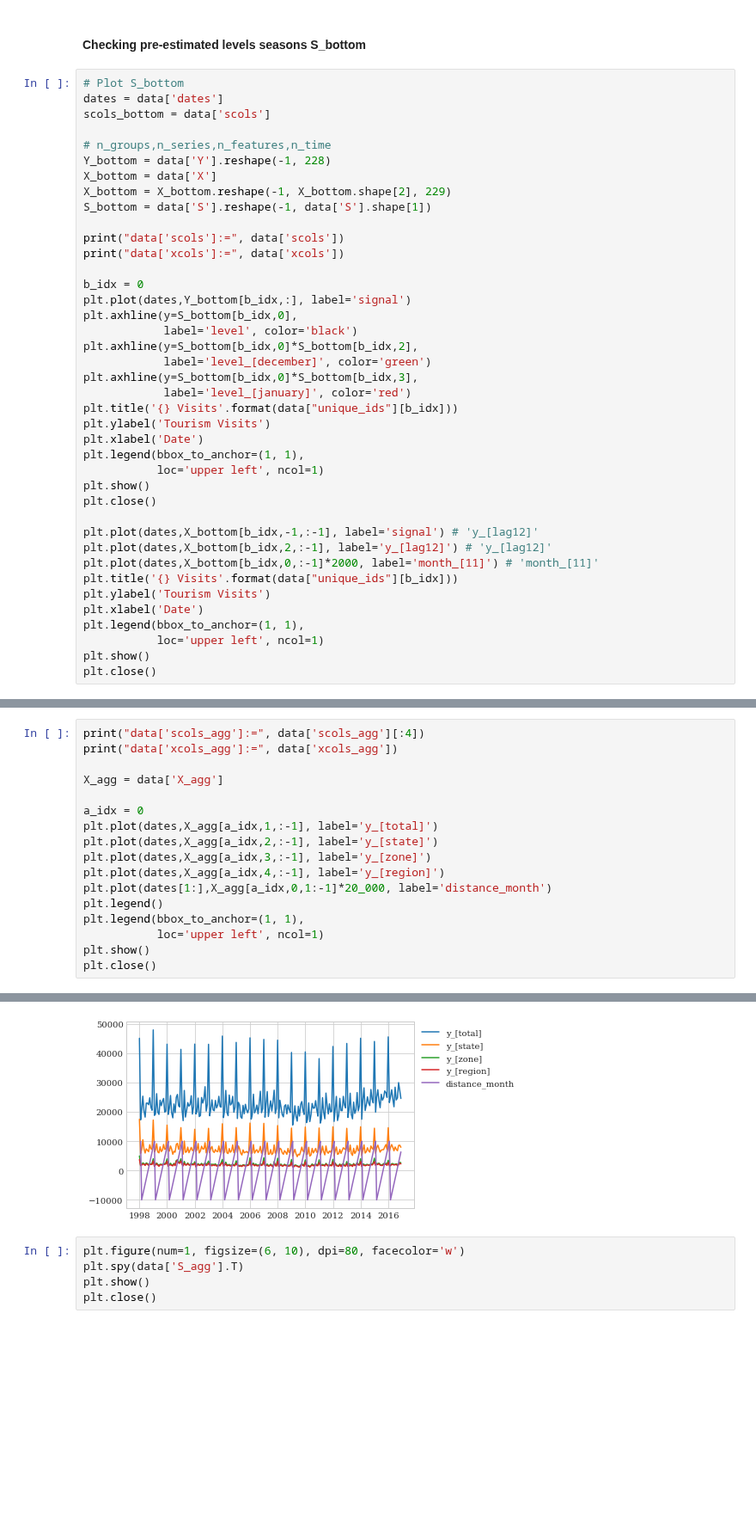
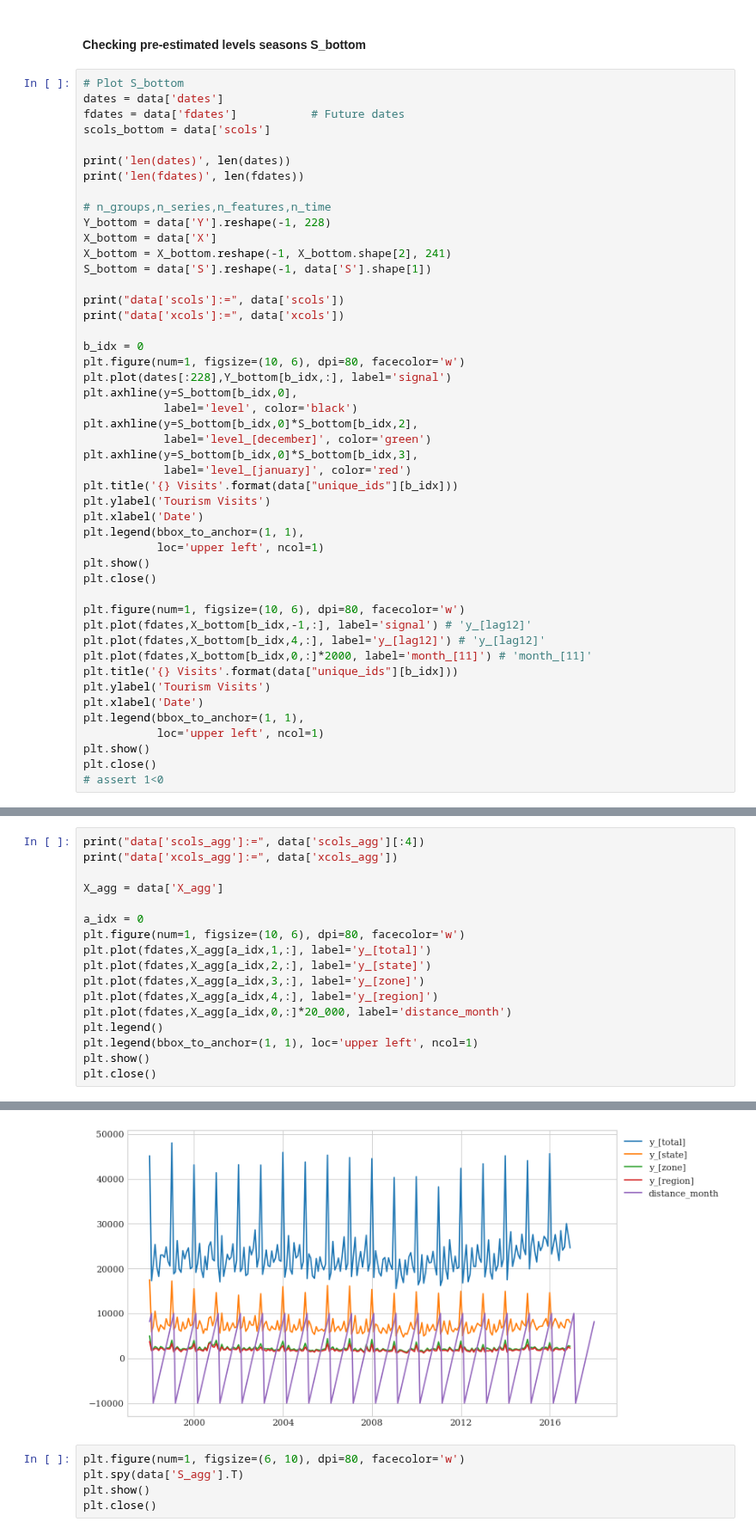
Before and after one commit to Nixtla/neuralforecast, a Jupyter notebook: nbs/data_datasets__tourismL.ipynb, the cells around one changed output, grey strips where cells are left out. Shown at 86% size. Cells and saved outputs as stored; diff of their text form; blank space fills up the shorter version.

```diff
--- a/nbs/data_datasets__tourismL.ipynb
+++ b/nbs/data_datasets__tourismL.ipynb
@@ -554,19 +578,24 @@ plt.close()
 # %%
 # Plot S_bottom
 dates = data['dates']
+fdates = data['fdates']           # Future dates
 scols_bottom = data['scols']
+
+print('len(dates)', len(dates))
+print('len(fdates)', len(fdates))
 
 # n_groups,n_series,n_features,n_time
 Y_bottom = data['Y'].reshape(-1, 228)
 X_bottom = data['X']
-X_bottom = X_bottom.reshape(-1, X_bottom.shape[2], 229)
+X_bottom = X_bottom.reshape(-1, X_bottom.shape[2], 241)
 S_bottom = data['S'].reshape(-1, data['S'].shape[1])
 
 print("data['scols']:=", data['scols'])
 print("data['xcols']:=", data['xcols'])
 
 b_idx = 0
-plt.plot(dates,Y_bottom[b_idx,:], label='signal')
+plt.figure(num=1, figsize=(10, 6), dpi=80, facecolor='w')
+plt.plot(dates[:228],Y_bottom[b_idx,:], label='signal')
 plt.axhline(y=S_bottom[b_idx,0],
             label='level', color='black')
 plt.axhline(y=S_bottom[b_idx,0]*S_bottom[b_idx,2],
@@ -581,9 +610,10 @@ plt.legend(bbox_to_anchor=(1, 1),
 plt.show()
 plt.close()
 
-plt.plot(dates,X_bottom[b_idx,-1,:-1], label='signal') # 'y_[lag12]'
-plt.plot(dates,X_bottom[b_idx,2,:-1], label='y_[lag12]') # 'y_[lag12]'
-plt.plot(dates,X_bottom[b_idx,0,:-1]*2000, label='month_[11]') # 'month_[11]'
+plt.figure(num=1, figsize=(10, 6), dpi=80, facecolor='w')
+plt.plot(fdates,X_bottom[b_idx,-1,:], label='signal') # 'y_[lag12]'
+plt.plot(fdates,X_bottom[b_idx,4,:], label='y_[lag12]') # 'y_[lag12]'
+plt.plot(fdates,X_bottom[b_idx,0,:]*2000, label='month_[11]') # 'month_[11]'
 plt.title('{} Visits'.format(data["unique_ids"][b_idx]))
 plt.ylabel('Tourism Visits')
 plt.xlabel('Date')
@@ -591,4 +621,5 @@ plt.legend(bbox_to_anchor=(1, 1),
            loc='upper left', ncol=1)
 plt.show()
 plt.close()
+# assert 1<0
 # %% [output]
@@ -601,24 +634,24 @@ data['xcols']:= Index(['month_[11]', 'month_[12]', 'available_mask', 'sample_mas
 # %%
 print("data['scols_agg']:=", data['scols_agg'][:4])
 print("data['xcols_agg']:=", data['xcols_agg'])
 
 X_agg = data['X_agg']
 
 a_idx = 0
-plt.plot(dates,X_agg[a_idx,1,:-1], label='y_[total]')
-plt.plot(dates,X_agg[a_idx,2,:-1], label='y_[state]')
-plt.plot(dates,X_agg[a_idx,3,:-1], label='y_[zone]')
-plt.plot(dates,X_agg[a_idx,4,:-1], label='y_[region]')
-plt.plot(dates[1:],X_agg[a_idx,0,1:-1]*20_000, label='distance_month')
+plt.figure(num=1, figsize=(10, 6), dpi=80, facecolor='w')
+plt.plot(fdates,X_agg[a_idx,1,:], label='y_[total]')
+plt.plot(fdates,X_agg[a_idx,2,:], label='y_[state]')
+plt.plot(fdates,X_agg[a_idx,3,:], label='y_[zone]')
+plt.plot(fdates,X_agg[a_idx,4,:], label='y_[region]')
+plt.plot(fdates,X_agg[a_idx,0,:]*20_000, label='distance_month')
 plt.legend()
-plt.legend(bbox_to_anchor=(1, 1),
-           loc='upper left', ncol=1)
+plt.legend(bbox_to_anchor=(1, 1), loc='upper left', ncol=1)
 plt.show()
 plt.close()
 # %% [output]
 data['scols_agg']:= Index(['country_[Australia]', 'state_[A]', 'state_[B]', 'state_[C]'], dtype='object')
 data['xcols_agg']:= Index(['distance_month', 'y_[total]', 'y_[state]', 'y_[zone]', 'y_[region]'], dtype='object')
-[figure, old version]
+[figure, new version]
 # %%
 plt.figure(num=1, figsize=(6, 10), dpi=80, facecolor='w')
 plt.spy(data['S_agg'].T)
```
Also changed, not shown: parts of 10 cells of this notebook, 1 other file.
